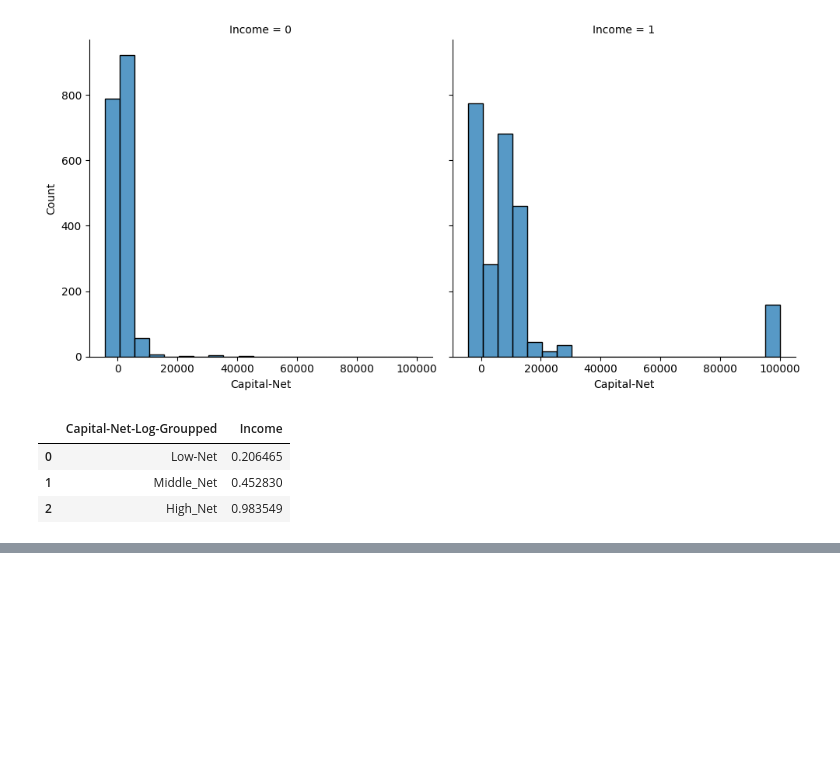
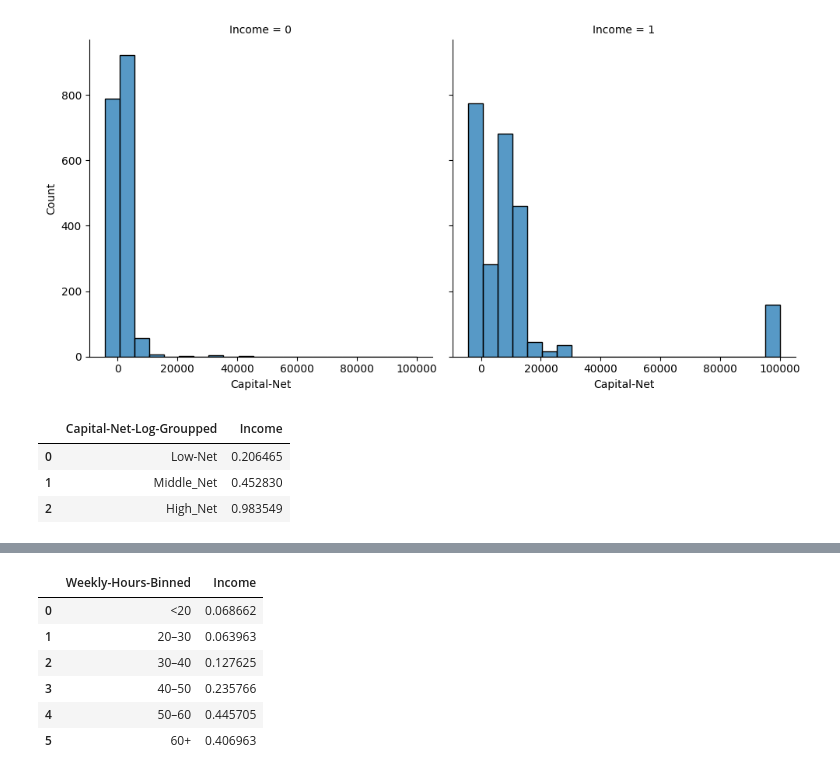
Before and after one commit to baranCapik/machine-learning-on-adult-dataset, a Jupyter notebook: Kaggle-Adult-Ver1.ipynb, the cells around one changed output, grey strips where cells are left out. Saved outputs shown, nothing was run; the diff lists cells and outputs as text; code cells hidden in the pictures; blank space fills up the shorter version.

```diff
--- a/Kaggle-Adult-Ver1.ipynb
+++ b/Kaggle-Adult-Ver1.ipynb
@@ -388,0 +474,15 @@ df.drop()
+# %%
+bins = [0, 20, 30, 40, 50, 60, 100]
+labels = ['<20', '20–30', '30–40', '40–50', '50–60', '60+']
+
+df['Weekly-Hours-Binned'] = pd.cut(df['Hours-Per-Week'], bins=bins, labels=labels, right=False)
+df.groupby('Weekly-Hours-Binned', as_index= False)['Income'].mean()
+#It look good
+# %% [output]
+|  | Weekly-Hours-Binned | Income |
+| 0 | <20 | 0.068662 |
+| 1 | 20–30 | 0.063963 |
+| 2 | 30–40 | 0.127625 |
+| 3 | 40–50 | 0.235766 |
+| 4 | 50–60 | 0.445705 |
+| 5 | 60+ | 0.406963 |
```
Also changed, not shown: parts of 12 cells of this notebook.
